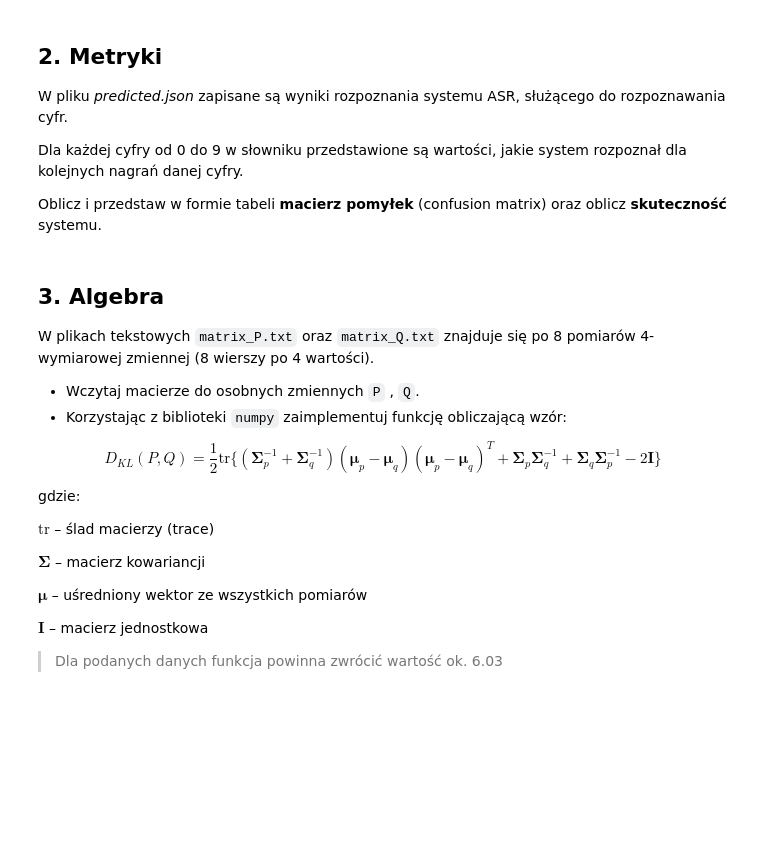
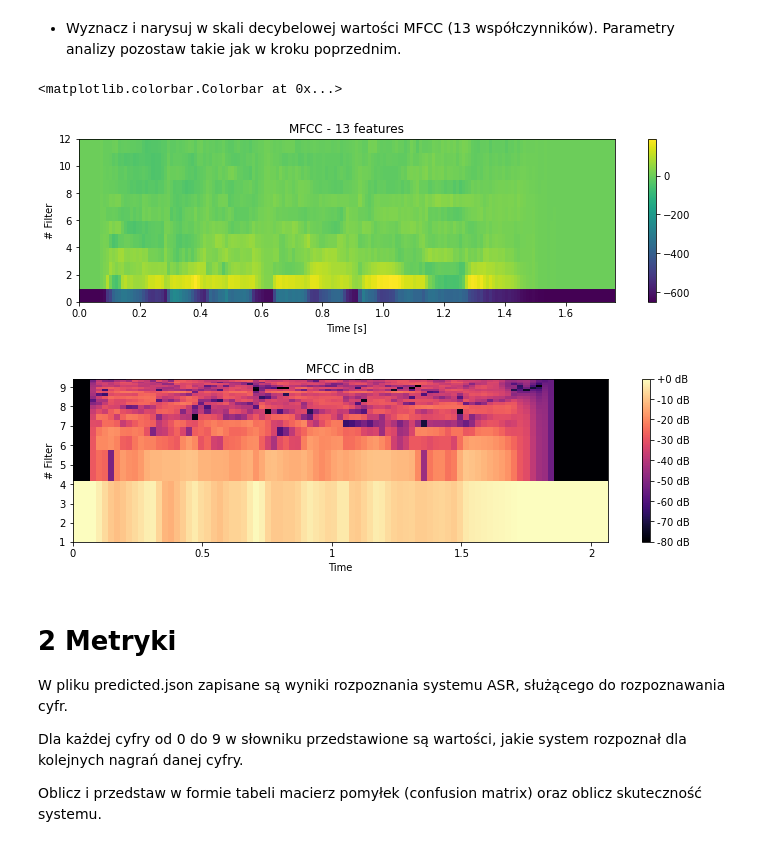
Before and after one commit to utomana/techmo_rekrutacja, a Jupyter notebook: staz.ipynb, the cells around one changed output. Saved outputs shown, nothing was run; the diff lists cells and outputs as text; code cells hidden in the pictures; blank space fills up the shorter version.

```diff
--- a/staz.ipynb
+++ b/staz.ipynb
@@ -16,30 +221,56 @@ Notebook z rozwiązaniem oraz dane wrzuć na swojego githuba razem z plikiem *re
+# %% [markdown]
+*   Wyznacz i narysuj w skali decybelowej wartości MFCC (13 współczynników). Parametry analizy pozostaw takie jak w kroku poprzednim.
+# %%
+import librosa
+import matplotlib.pyplot as plt
+import numpy as np
+
+
+def plot_2d(time, frequency, data, title, y_label):
+    """
+    Calculate MFCC for audio
+    """
+    fig = plt.figure(figsize=(12, 3))
+    im1 = plt.pcolormesh(time, frequency, data)
+    plt.title(title)
+    plt.xlabel("Time [s]")
+    plt.ylabel(y_label)
+    fig.colorbar(im1)
+
+
+data, samplerate = librosa.load("audio.wav")
+
+mfcc = []
+
+mfcc = librosa.feature.mfcc(data, sr=samplerate, n_mfcc=13, n_fft=512, hop_length=256).T
+
+plot_2d(
+    np.arange(0, np.shape(mfcc)[0]) * 0.01,
+    np.arange(0, np.shape(mfcc)[1]),
+    mfcc.T,
+    "MFCC - 13 features",
+    "# Filter"
+)
+
+
+fig, ax = plt.subplots(figsize=(12, 3))
+data_db = librosa.amplitude_to_db(np.abs(librosa.feature.mfcc(data)), ref=np.max)
+img = librosa.display.specshow(data_db, y_axis='log', x_axis='time',
+                               sr=samplerate, ax=ax)
+ax.set(title='MFCC in dB')
+ax.set_ylabel("# Filter")
+ax.set_yticklabels([1, 2, 3, 4, 5, 6, 7, 8, 9, 10, 11, 12, 13])
+ax.label_outer()
+
+fig.colorbar(img, ax=ax, format="%+2.f dB")
+# %% [output]
+<matplotlib.colorbar.Colorbar at 0x...>
+[figure, added]
+[figure, added]
 # %% [markdown]
-## 2. Metryki
-
-W pliku *predicted.json* zapisane są wyniki rozpoznania systemu ASR, służącego do rozpoznawania cyfr.
+# 2 Metryki
+W pliku predicted.json zapisane są wyniki rozpoznania systemu ASR, służącego do rozpoznawania cyfr.
 
 Dla każdej cyfry od 0 do 9 w słowniku przedstawione są wartości, jakie system rozpoznał dla kolejnych nagrań danej cyfry.
 
-Oblicz i przedstaw w formie tabeli **macierz pomyłek** (confusion matrix) oraz oblicz **skuteczność** systemu.
+Oblicz i przedstaw w formie tabeli macierz pomyłek (confusion matrix) oraz oblicz skuteczność systemu.
-# %% [markdown]
-## 3. Algebra
-
-W plikach tekstowych `matrix_P.txt` oraz `matrix_Q.txt` znajduje się po 8 pomiarów 4-wymiarowej zmiennej (8 wierszy po 4 wartości).
-* Wczytaj macierze do osobnych zmiennych `P` , `Q`.
-* Korzystając z biblioteki `numpy` zaimplementuj funkcję obliczającą wzór:
-
-$$
-D_{KL}(P, Q) = \frac{1}{2} \mathrm{tr}\{(\boldsymbol{\Sigma}_p^{-1} + \boldsymbol{\Sigma}_q^{-1})(\boldsymbol{\mu}_p - \boldsymbol{\mu}_q)(\boldsymbol{\mu}_p - \boldsymbol{\mu}_q)^T + \boldsymbol{\Sigma}_p \boldsymbol{\Sigma}_q^{-1} + \boldsymbol{\Sigma}_q \boldsymbol{\Sigma}_p^{-1} - 2 \boldsymbol{I}\}
-$$
-
-gdzie:
-
-$\mathrm{tr}$ – ślad macierzy (trace)
-
-$\boldsymbol{\Sigma}$ – macierz kowariancji
-
-$\boldsymbol{\mu}$ – uśredniony wektor ze wszystkich pomiarów
-
-$\boldsymbol{I}$ – macierz jednostkowa
-
-> Dla podanych danych funkcja powinna zwrócić wartość ok. 6.03
```
Also changed, not shown: parts of 20 cells of this notebook, 1 other file.
